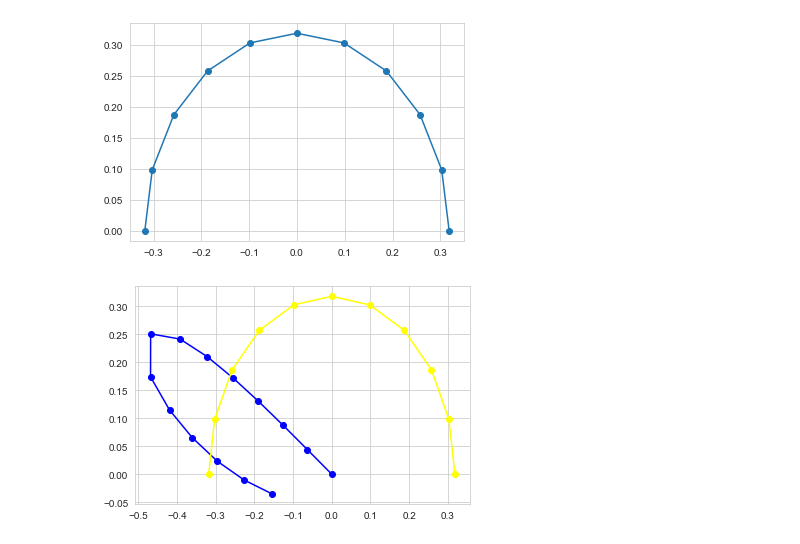
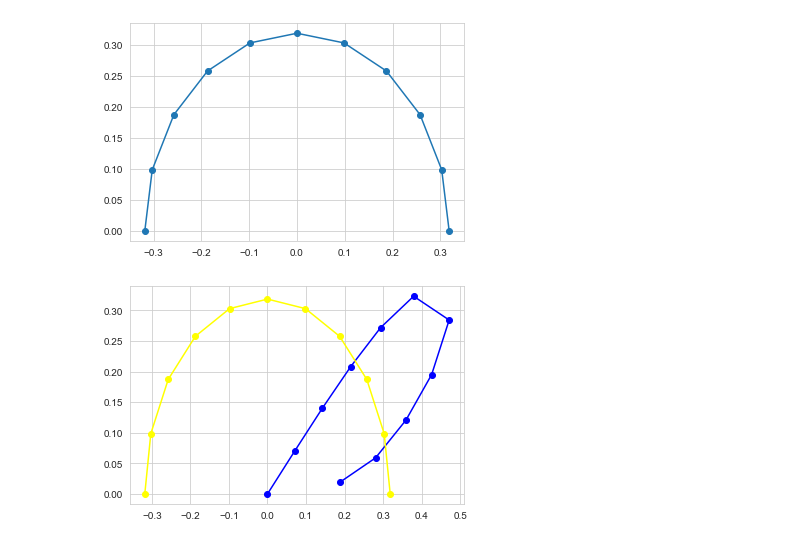
Before and after one commit to LinusBleistein/Signature-inversion, a Jupyter notebook: Insertion algorithm.ipynb, the cells around one changed output. Cells and saved outputs as stored; diff of their text form; code cells hidden in the pictures.

```diff
--- a/Insertion algorithm.ipynb
+++ b/Insertion algorithm.ipynb
@@ -268,7 +268,7 @@ def solve_optimization_problem(signature,signature_next_step,p,n,dimension):
 
     A_matrix = np.array(get_A_matrix(p,signature,n,dimension))
 
-    b_vector = np.array(signatory.extract_signature_term(signature_next_step,dimension,int(n+1)))
+    b_vector = math.factorial(n+1)*np.array(signatory.extract_signature_term(signature_next_step,dimension,int(n+1)))
 
     b_vector = b_vector.flatten()
 
@@ -319,25 +319,25 @@ plt.show()
 # %%
 path = torch.tensor(np.array((x1,x2)).T)
 
-k=13
+k=10
 
 signature = signatory.signature(path.unsqueeze(0), k)
 signature_next = signatory.signature(path.unsqueeze(0), k+1)
 
 reconstructed_path_derivatives = np.zeros(shape=(2,k))
 
 reconstructed_path = np.zeros(shape=(2,k+1))
 
 for p in np.arange(1,k+1):
 
     x_optimal = solve_optimization_problem(signature, signature_next,p,n=k,dimension=2)
 
     reconstructed_path_derivatives[:,p-1] = x_optimal
 
     reconstructed_path[:,p] = reconstructed_path[:,p-1] + reconstructed_path_derivatives[:,p-1]*(1/k)
 
 plt.plot(reconstructed_path[0,:],reconstructed_path[1,:],c='blue',marker='o')
 plt.plot(x1,x2,linestyle='-',marker='o',c='yellow')
 plt.show()
 # %% [output]
-[figure, old version]
+[figure, new version]
```
Also changed, not shown: parts of 7 cells of this notebook.
